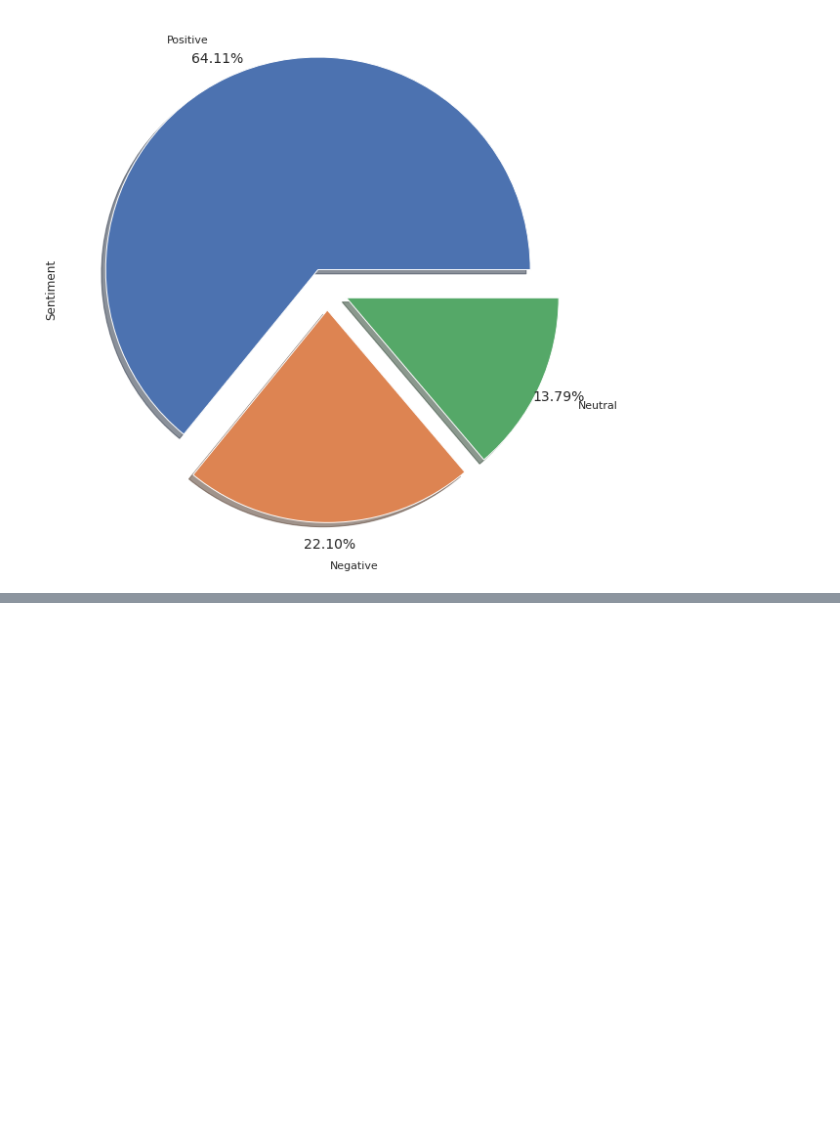
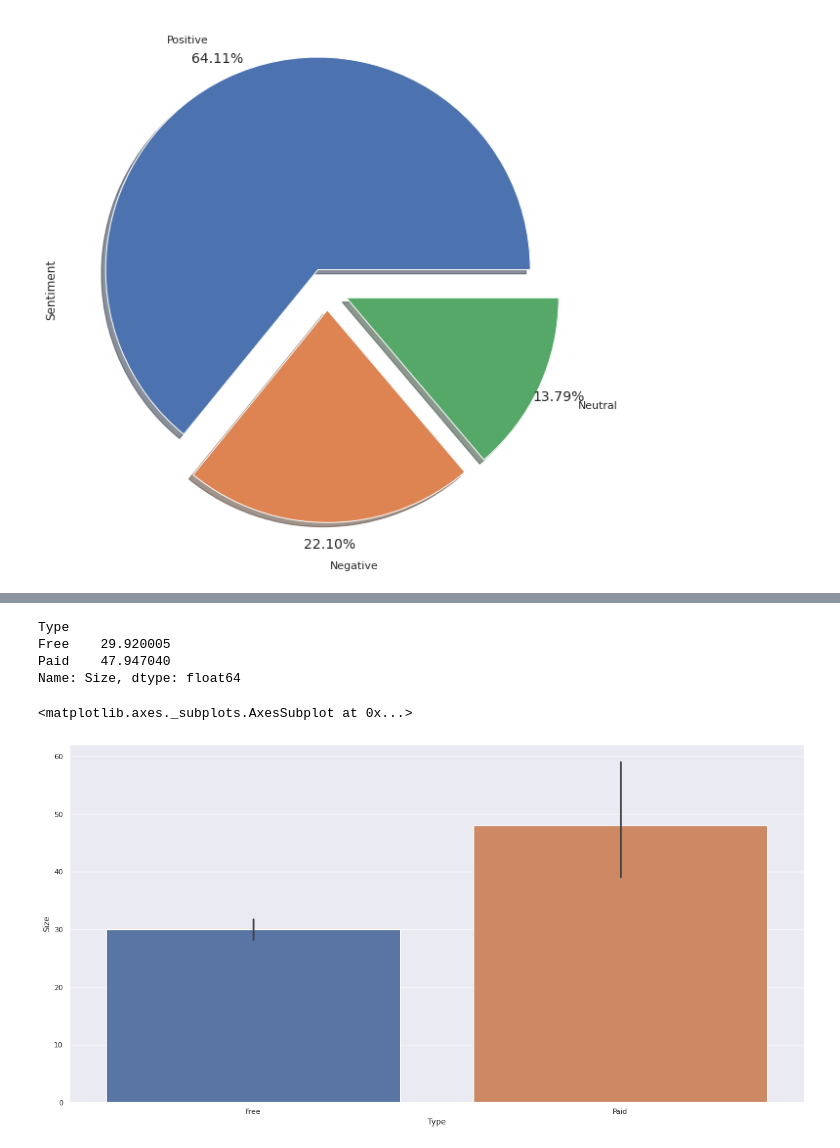
Before and after one commit to Gaurideshmukh5/EDA-capstone-project_Playstore-data-analysis, a Jupyter notebook: EDA_Play_Store_App_Review_Analysis_Capstone_Project.ipynb, the cells around one changed output, grey strips where cells are left out. Drawn from its saved outputs; the diff is of its cells as text; code cells hidden in the pictures; blank space fills up the shorter version.

```diff
--- a/EDA_Play_Store_App_Review_Analysis_Capstone_Project.ipynb
+++ b/EDA_Play_Store_App_Review_Analysis_Capstone_Project.ipynb
@@ -872,0 +954,14 @@ df2['Sentiment'].value_counts().plot(kind='pie', explode= (0.1,0.1,0.1), shadow=
+# %%
+# Size of type free and paid Apps :-
+df.groupby("Type").mean()["Size"]
+# %% [output]
+Type
+Free    29.920005
+Paid    47.947040
+Name: Size, dtype: float64
+# %%
+# Plotting graph :-
+sns.barplot(x = "Type", y = "Size", data = df, estimator = np.mean)
+# %% [output]
+<matplotlib.axes._subplots.AxesSubplot at 0x...>
+[figure, added]
```
Also changed, not shown: parts of 67 cells of this notebook.
